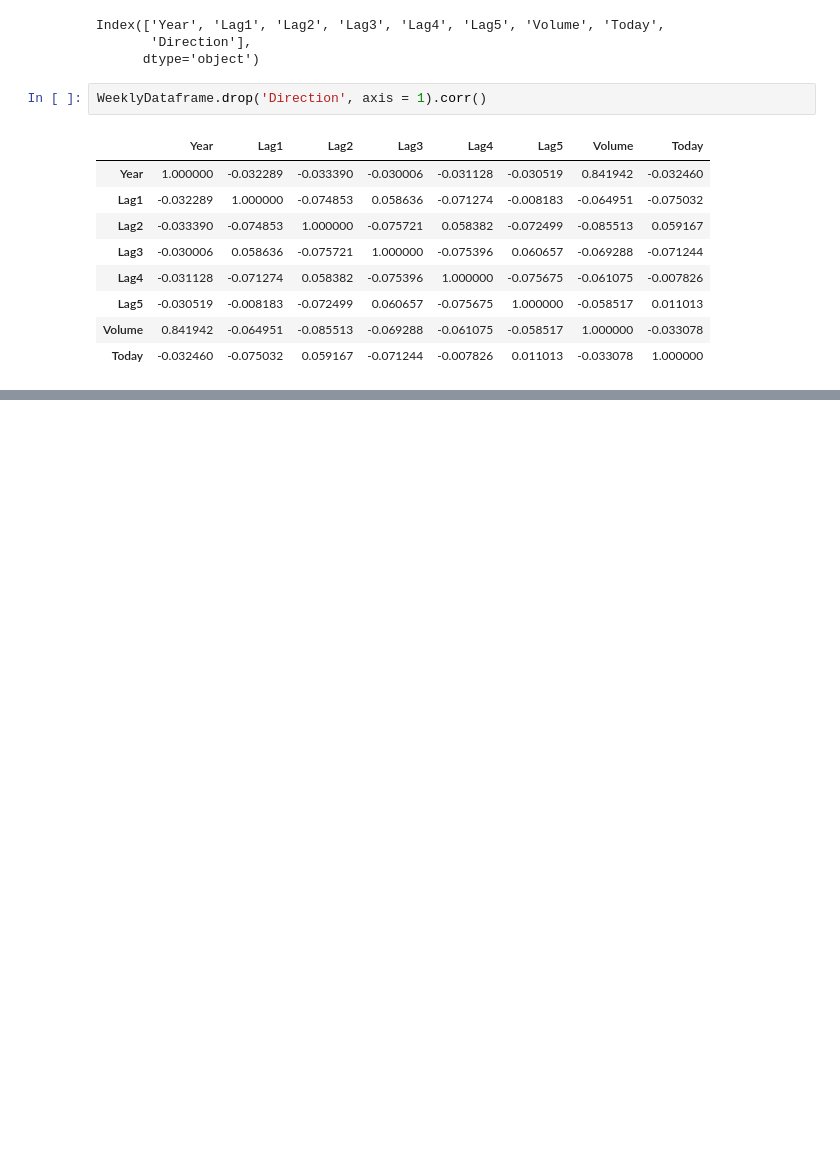
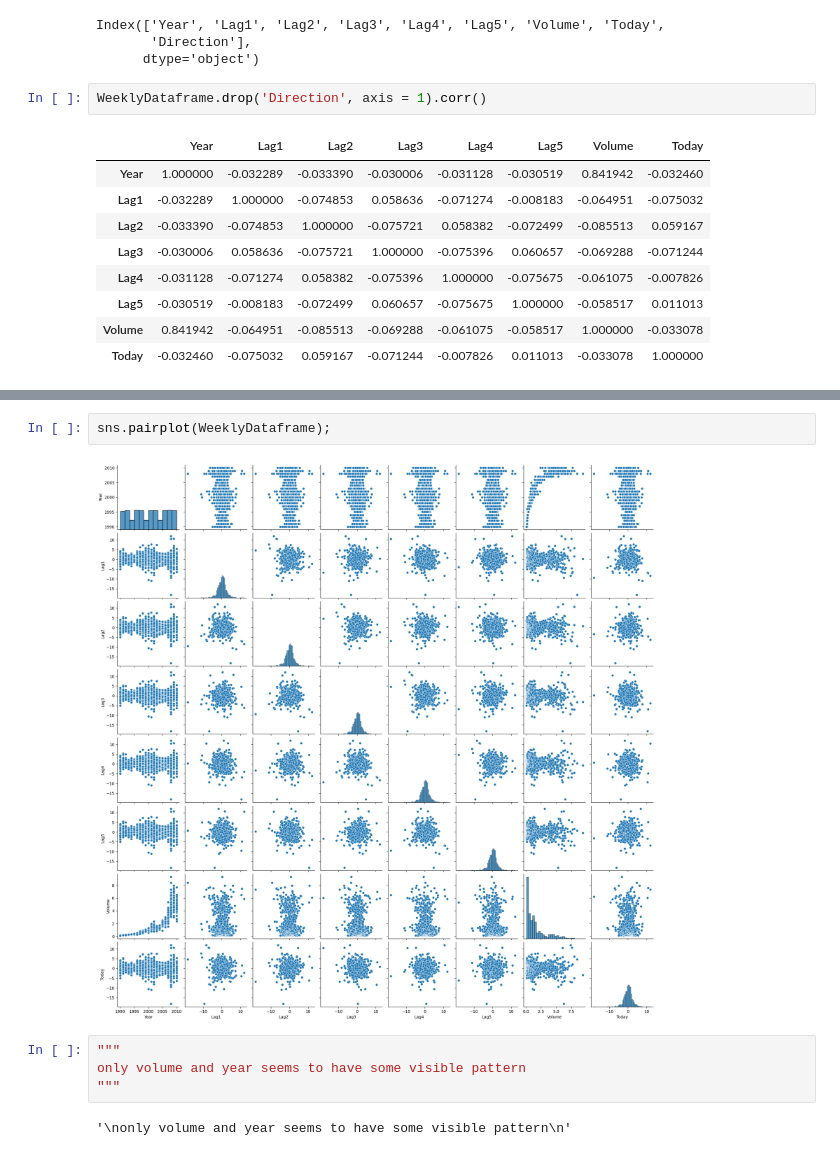
Before and after one commit to aravisv/islp-learning, a Jupyter notebook: Chapter_04_Classification/exercise_code/Qn13.ipynb, the cells around one changed output, grey strips where cells are left out. Saved outputs shown, nothing was run; the diff lists cells and outputs as text; blank space fills up the shorter version.

```diff
--- a/Chapter_04_Classification/exercise_code/Qn13.ipynb
+++ b/Chapter_04_Classification/exercise_code/Qn13.ipynb
@@ -66,0 +213,10 @@ plotting histogram for a time series data does not make sense
+# %%
+sns.pairplot(WeeklyDataframe);
+# %% [output]
+[figure, added]
+# %%
+"""
+only volume and year seems to have some visible pattern
+"""
+# %% [output]
+'\nonly volume and year seems to have some visible pattern\n'
```
Also changed, not shown: parts of 44 cells of this notebook.
